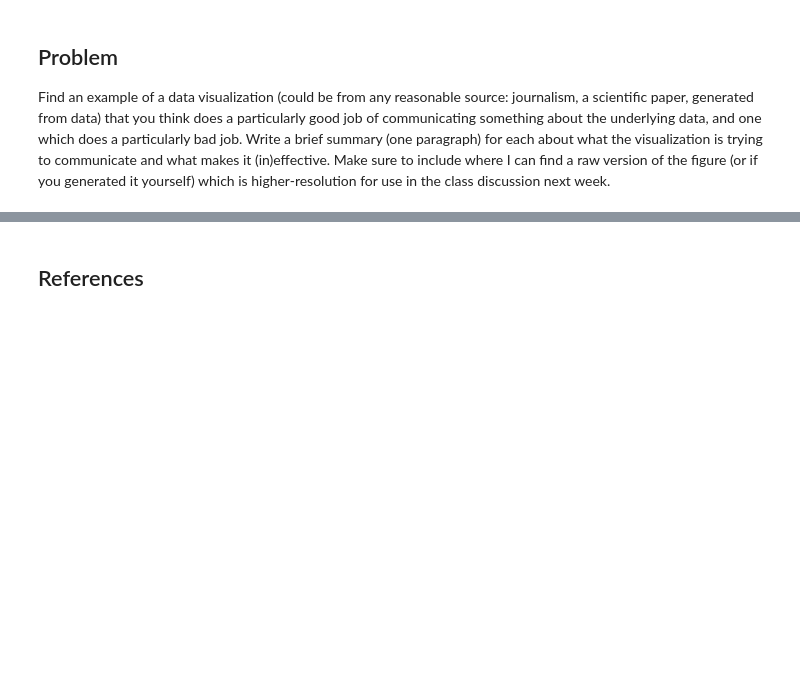
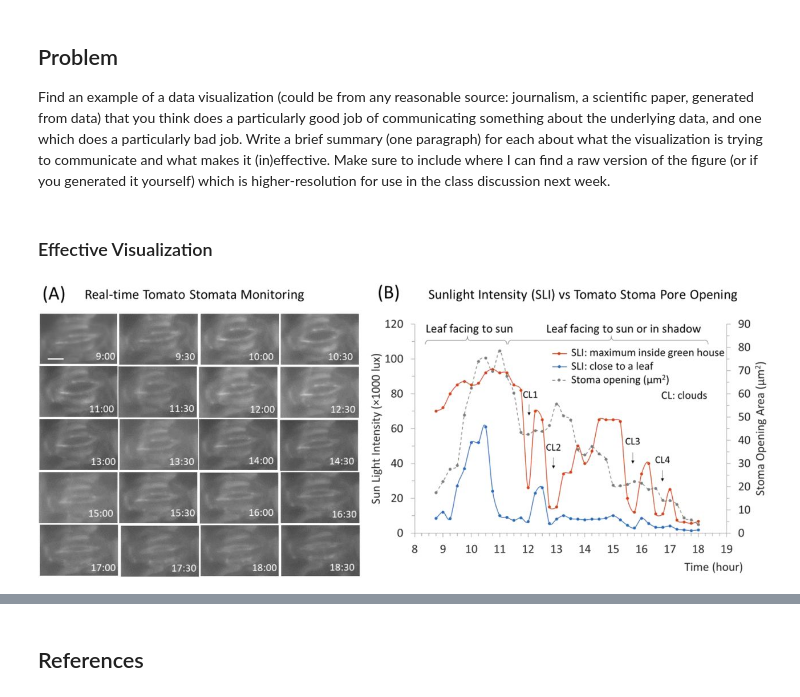
Before and after one commit to anthonynic28/ex_week05_BEE5850, a Jupyter notebook: ex05.ipynb, the cells around one changed output, grey strips where cells are left out. Drawn from its saved outputs; the diff is of its cells as text; code cells hidden in the pictures; blank space fills up the shorter version.

```diff
--- a/ex05.ipynb
+++ b/ex05.ipynb
@@ -50,3 +52,9 @@ trying to communicate and what makes it (in)effective. Make sure to
 include where I can find a raw version of the figure (or if you
 generated it yourself) which is higher-resolution for use in the class
 discussion next week.
+# %% [markdown]
+### Effective Visualization
+# %%
+display("image/png", read("BEE5850_ex05_good.png"))
+# %% [output]
+[figure, added]
```
Also changed, not shown: parts of 7 cells of this notebook, 5 other files.
